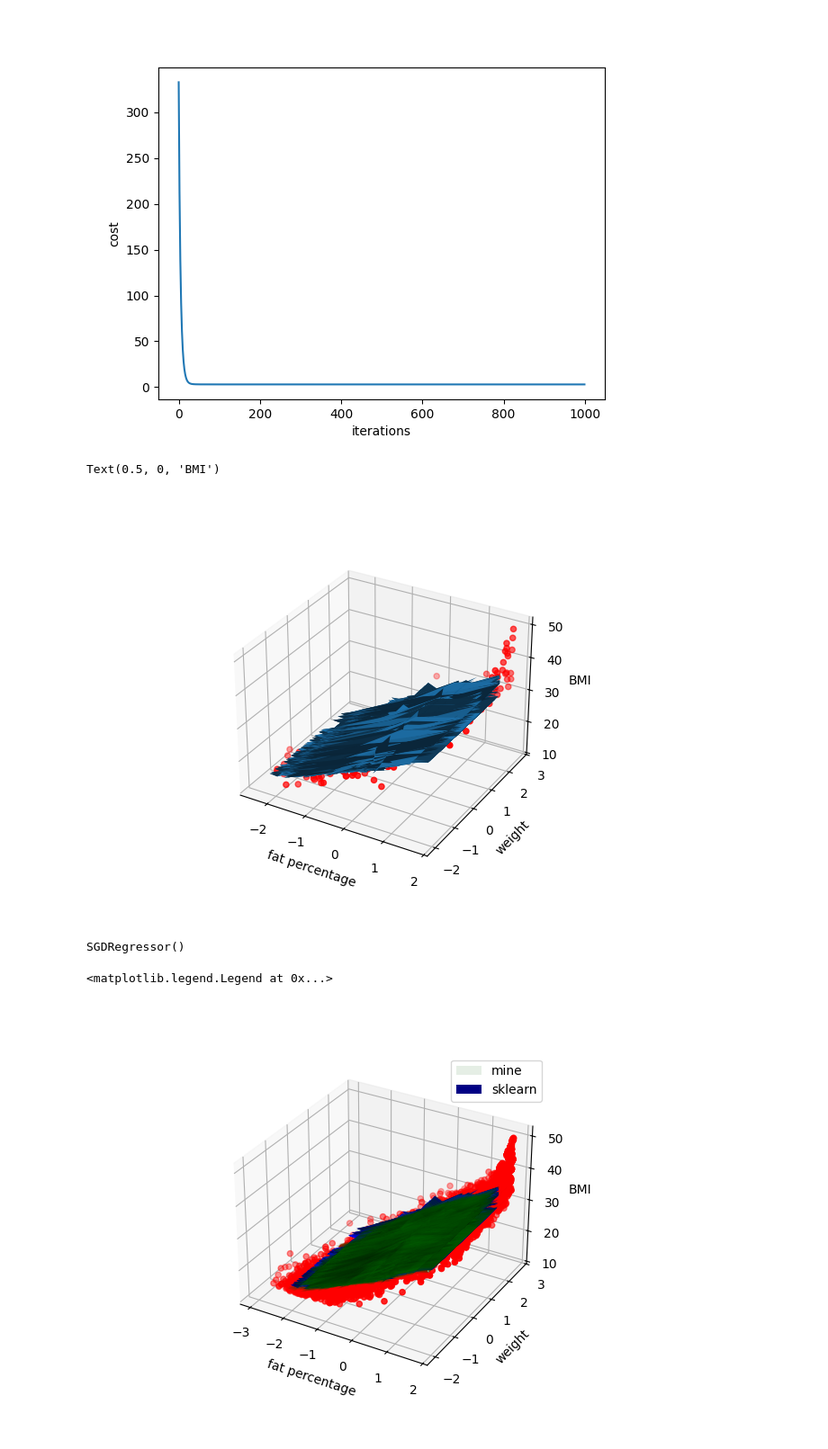
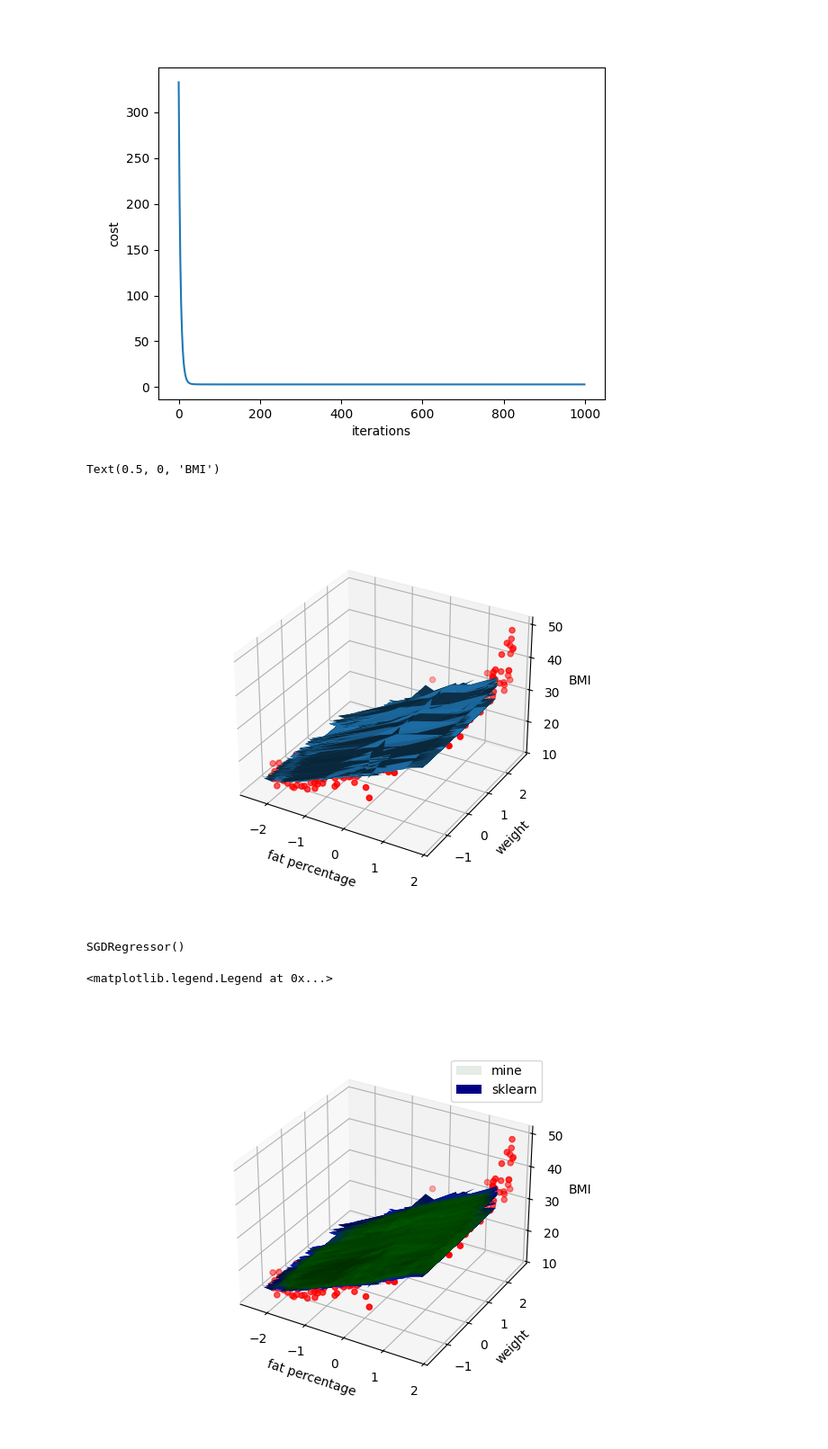
Before and after one commit to Pourixa/life-style-analyze, a Jupyter notebook: main.ipynb, the cells around one changed output. Shown at 90% size. Saved outputs shown, nothing was run; the diff lists cells and outputs as text; code cells hidden in the pictures.

```diff
--- a/main.ipynb
+++ b/main.ipynb
@@ -228,18 +228,18 @@ x23=scale(x23,2)
 w2,b2,cost2,iters2=multiple_linear_regression_gradient_descent(x21,x23,y=y.to_numpy(),alpha=0.1,cost=True)
 # %%
 x2=np.array((x21[:500],x23[:500]))
-X21,X23 = np.meshgrid(x21[:500],x22[:500])
+X21,X23 = np.meshgrid(x21[:500],x23[:500])
 f2 = np.dot(w2.T,x2)+ b2
 fig3=plt.figure()
 ax3 = fig3.add_subplot(111,projection="3d")
 ax3.plot_surface(X21,X23,f2,label="mine")
-ax3.scatter(x21[:500],x22[:500],y[:500],color="red")
+ax3.scatter(x21[:500],x23[:500],y[:500],color="red")
 ax3.set_xlabel("fat percentage")
 ax3.set_ylabel("weight")
 ax3.set_zlabel("BMI")
 # %% [output]
 Text(0.5, 0, 'BMI')
-[figure, old version]
+[figure, new version]
 # %%
 #sklearn multiple linear regression
 xs21=fat_p.to_numpy().reshape((-1,1))
@@ -256,17 +256,17 @@ SGDRegressor()
 # %%
 
 XS21,XS23 = np.meshgrid(xs21[:500],xs23[:500])
 fs2 = model2.predict(xs2)
 fs2=fs2.reshape((1,-1))
 fig4=plt.figure()
 ax4 = fig4.add_subplot(111,projection="3d",)
 ax4.plot_surface(X21,X23,f2,label="mine",color="green" ,alpha=0.1)
 ax4.plot_surface(XS21,XS23,fs2[:,:500],label="sklearn",alpha=1,color="blue")
-ax4.scatter(x21,x23,y,color="red")
+ax4.scatter(x21[:500],x23[:500],y[:500],color="red")
 ax4.set_xlabel("fat percentage")
 ax4.set_ylabel("weight")
 ax4.set_zlabel("BMI")
 ax4.legend()
 # %% [output]
 <matplotlib.legend.Legend at 0x...>
-[figure, old version]
+[figure, new version]
```
Also changed, not shown: parts of 7 cells of this notebook.
